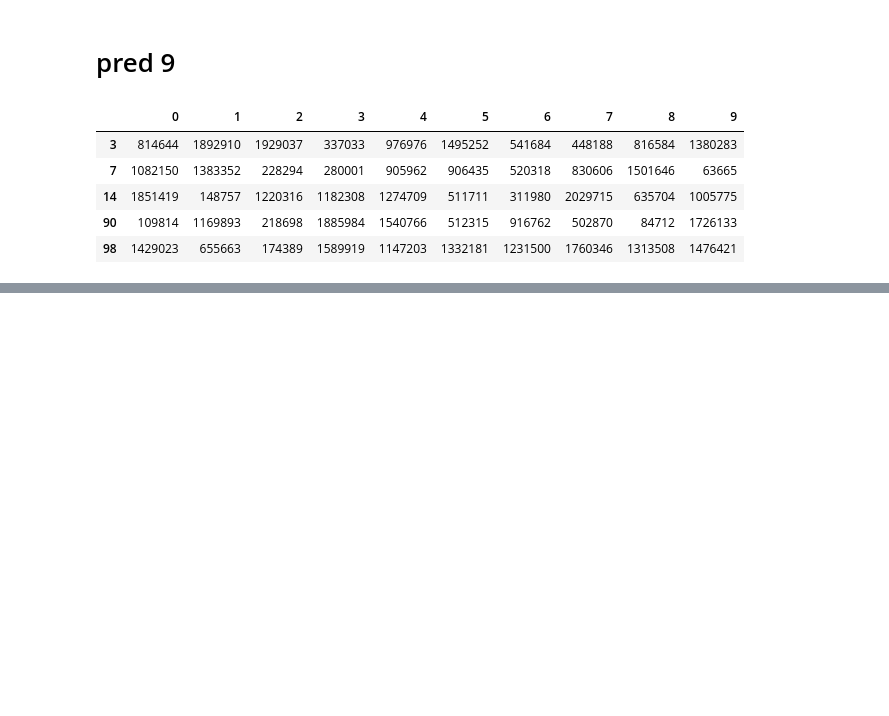
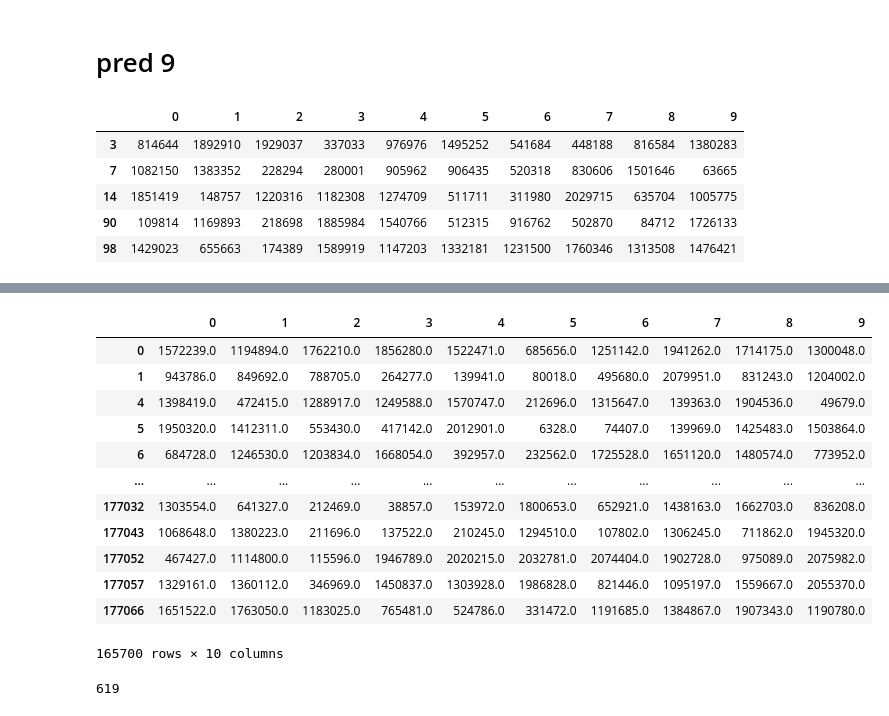
Before and after one commit to hitoshinagano/MercadoLibre_2020, a Jupyter notebook: notebooks/blender_implicit_with_search.ipynb, the cells around one changed output, grey strips where cells are left out. Saved outputs shown, nothing was run; the diff lists cells and outputs as text; code cells hidden in the pictures; blank space fills up the shorter version.

```diff
--- a/notebooks/blender_implicit_with_search.ipynb
+++ b/notebooks/blender_implicit_with_search.ipynb
@@ -337,0 +379,16 @@ es_pred_9
+# %%
+pred_9_implicit
+# %% [output]
+|  | 0 | 1 | 2 | 3 | 4 | 5 | 6 | 7 | 8 | 9 |
+| 0 | 1572239.0 | 1194894.0 | 1762210.0 | 1856280.0 | 1522471.0 | 685656.0 | 1251142.0 | 1941262.0 | 1714175.0 | 1300048.0 |
+| 1 | 943786.0 | 849692.0 | 788705.0 | 264277.0 | 139941.0 | 80018.0 | 495680.0 | 2079951.0 | 831243.0 | 1204002.0 |
+| 4 | 1398419.0 | 472415.0 | 1288917.0 | 1249588.0 | 1570747.0 | 212696.0 | 1315647.0 | 139363.0 | 1904536.0 | 49679.0 |
+| 5 | 1950320.0 | 1412311.0 | 553430.0 | 417142.0 | 2012901.0 | 6328.0 | 74407.0 | 139969.0 | 1425483.0 | 1503864.0 |
+| 6 | 684728.0 | 1246530.0 | 1203834.0 | 1668054.0 | 392957.0 | 232562.0 | 1725528.0 | 1651120.0 | 1480574.0 | 773952.0 |
+| ... | ... | ... | ... | ... | ... | ... | ... | ... | ... | ... |
+| 177032 | 1303554.0 | 641327.0 | 212469.0 | 38857.0 | 153972.0 | 1800653.0 | 652921.0 | 1438163.0 | 1662703.0 | 836208.0 |
+| 177043 | 1068648.0 | 1380223.0 | 211696.0 | 137522.0 | 210245.0 | 1294510.0 | 107802.0 | 1306245.0 | 711862.0 | 1945320.0 |
+| 177052 | 467427.0 | 1114800.0 | 115596.0 | 1946789.0 | 2020215.0 | 2032781.0 | 2074404.0 | 1902728.0 | 975089.0 | 2075982.0 |
+| 177057 | 1329161.0 | 1360112.0 | 346969.0 | 1450837.0 | 1303928.0 | 1986828.0 | 821446.0 | 1095197.0 | 1559667.0 | 2055370.0 |
+| 177066 | 1651522.0 | 1763050.0 | 1183025.0 | 765481.0 | 524786.0 | 331472.0 | 1191685.0 | 1384867.0 | 1907343.0 | 1190780.0 |
+165700 rows × 10 columns
@@ -337,0 +397,4 @@ es_pred_9
+# %%
+len(implicit_index & search_index)
+# %% [output]
+619
```
Also changed, not shown: parts of 25 cells of this notebook.
